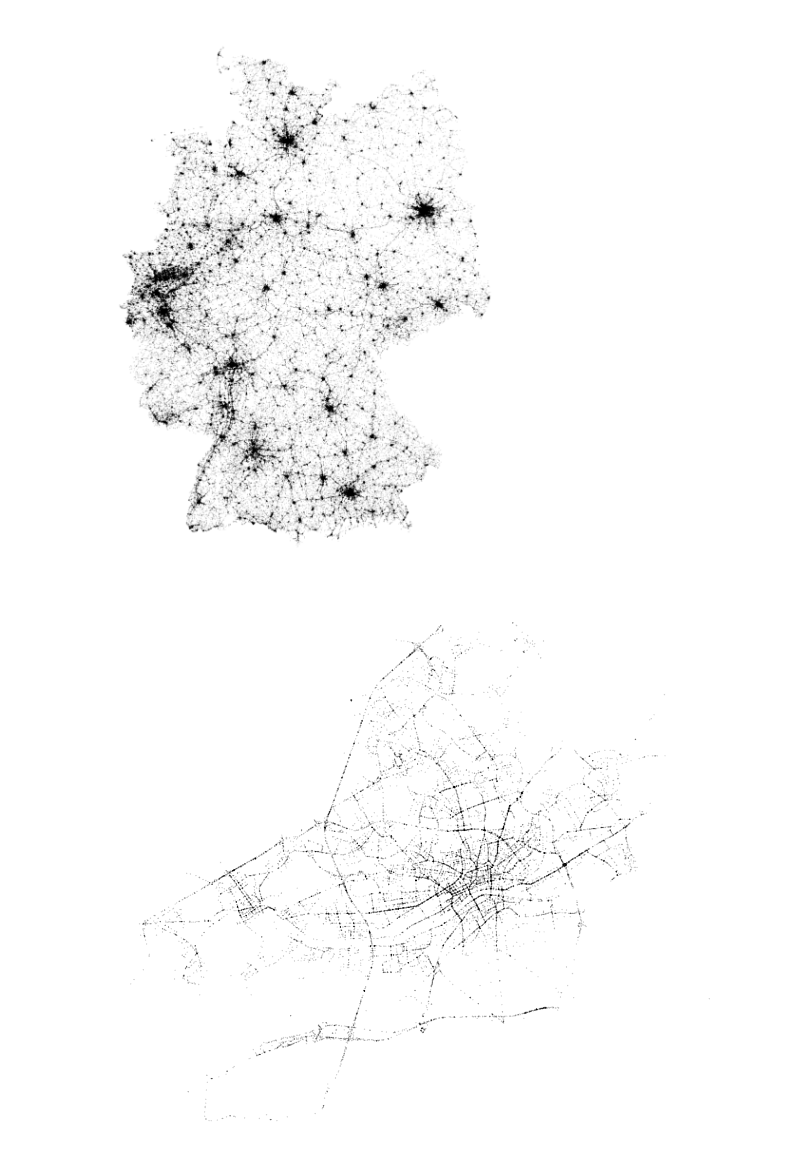
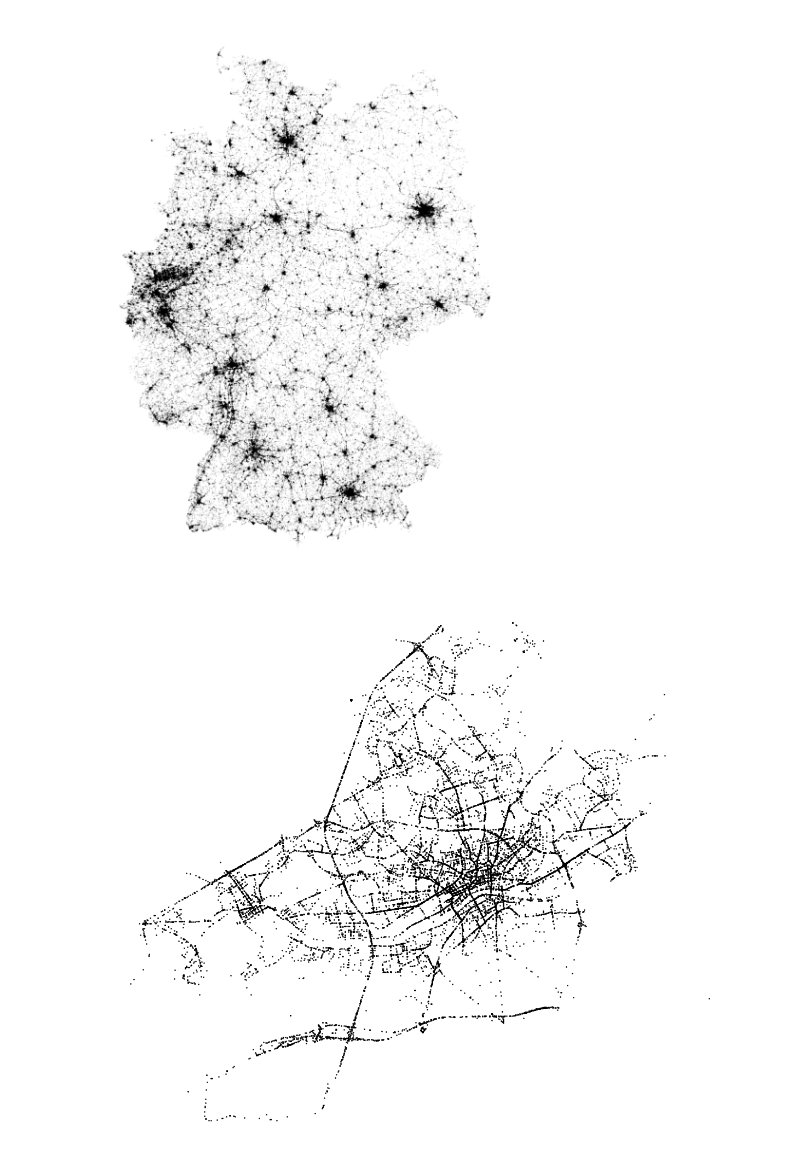
Before and after one commit to HumbleHominid/urban-mobility-risk-analysis, a Jupyter notebook: src/de-map.ipynb, the cells around one changed output. Saved outputs shown, nothing was run; the diff lists cells and outputs as text; code cells hidden in the pictures.

```diff
--- a/src/de-map.ipynb
+++ b/src/de-map.ipynb
@@ -50,23 +50,23 @@ gdf_plt.get_figure().savefig(out_path, dpi=360, transparent=True, bbox_inches="t
 # %%
 df = pd.concat(fd.get_dfs([i for i in range(2016, 2025)])).reset_index(drop=True)
 city_info = fd.get_city_info()
 ffm_key = fd.get_regional_key(city_info, "Frankfurt am Main")
 df = df[df["Community_key"] == ffm_key]
 
 gdf = gpd.GeoDataFrame(
     df,
     geometry=gpd.points_from_xy(df["XGCSWGS84"], df["YGCSWGS84"]),
     crs="WGS84",
 )
 gdf_plt = gdf.plot(
-    markersize=0.1,
-    alpha=0.4,
+    markersize=1,
+    alpha=0.8,
     figsize=(15, 15),
     color="black",
 )
 gdf_plt.set_axis_off()
 # save the plot to a file
 out_path = os.path.join("img", "ffm-2016-2024-bw.png")
 gdf_plt.get_figure().savefig(out_path, dpi=360, transparent=True, bbox_inches="tight")  # type: ignore
 # %% [output]
-[figure, old version]
+[figure, new version]
```
Also changed, not shown: 3 other files.
